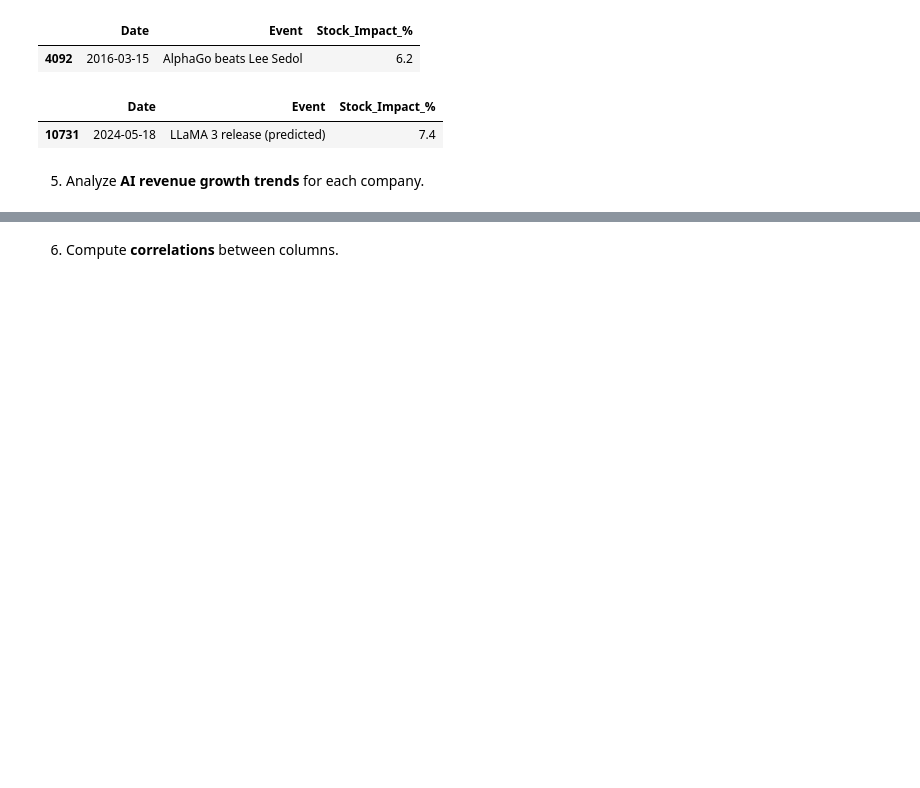
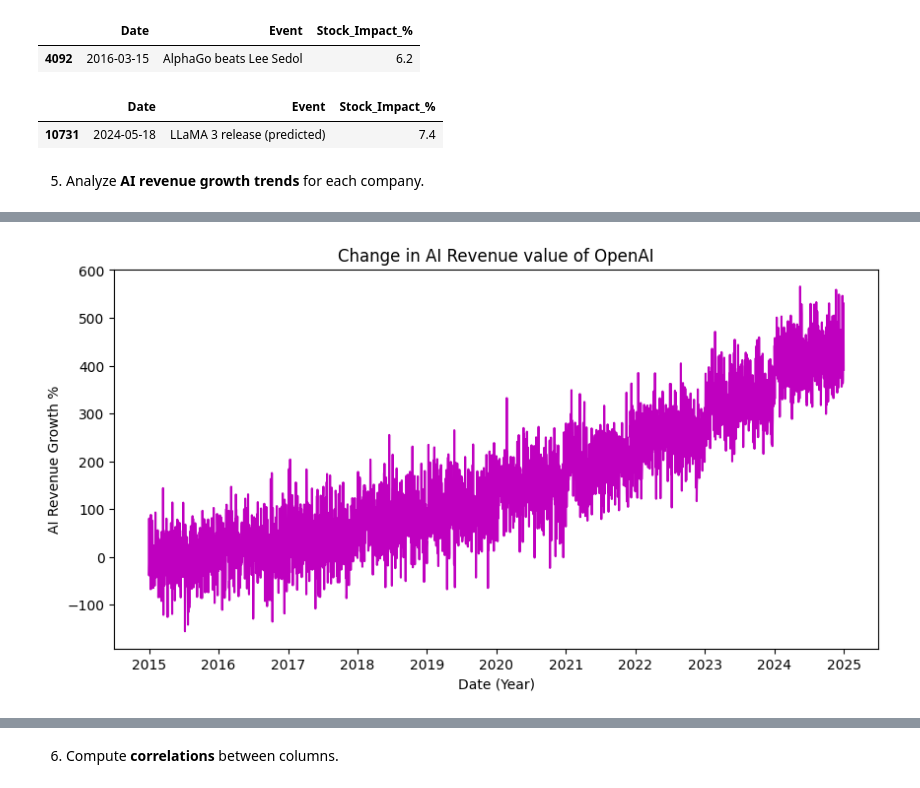
Before and after one commit to sankajithdjinasena/DataAnalysisProjects, a Jupyter notebook: AI_Financial_Market_Data_Analysis/AI_Financial_Market_Data_Analysis.ipynb, the cells around one changed output, grey strips where cells are left out. Drawn from its saved outputs; the diff is of its cells as text; code cells hidden in the pictures; blank space fills up the shorter version.

```diff
--- a/AI_Financial_Market_Data_Analysis/AI_Financial_Market_Data_Analysis.ipynb
+++ b/AI_Financial_Market_Data_Analysis/AI_Financial_Market_Data_Analysis.ipynb
@@ -206,0 +236,10 @@ data_Meta[["Date","Event","Stock_Impact_%"]].sort_values(by="Stock_Impact_%", as
+# %%
+plt.figure(figsize=(10,5))
+plt.plot(data_openAI["Date"],data_openAI["AI_Revenue_Growth_%"],color="m")
+plt.xlabel("Date (Year)")
+plt.ylabel("AI Revenue Growth %")
+plt.title("Change in AI Revenue value of OpenAI")
+plt.savefig("Figures/AI_Revenue_OpenAI.png")
+plt.show()
+# %% [output]
+[figure, added]
```
Also changed, not shown: parts of 27 cells of this notebook, 10 other files.
